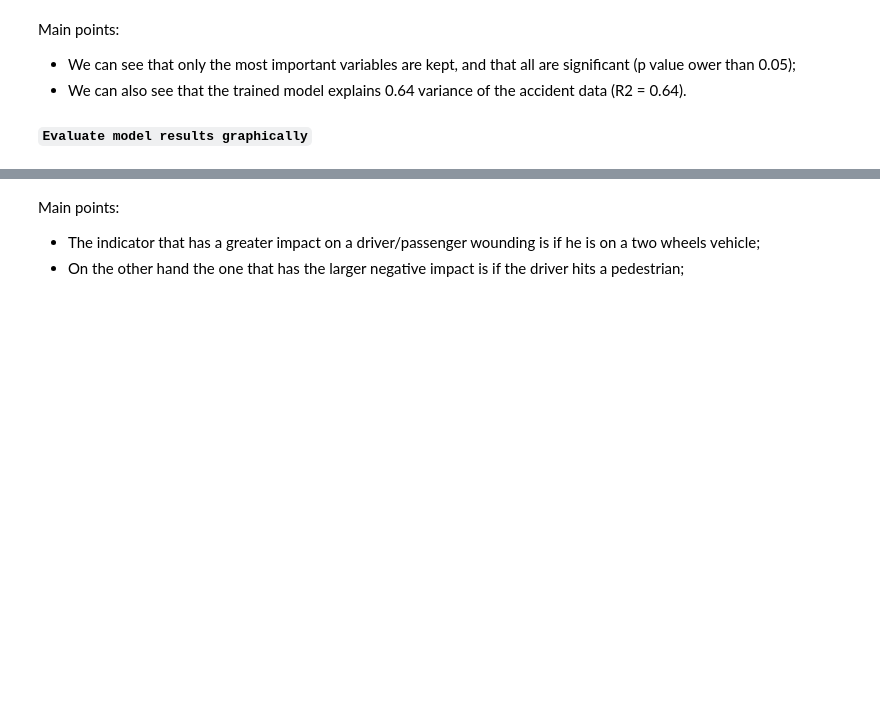
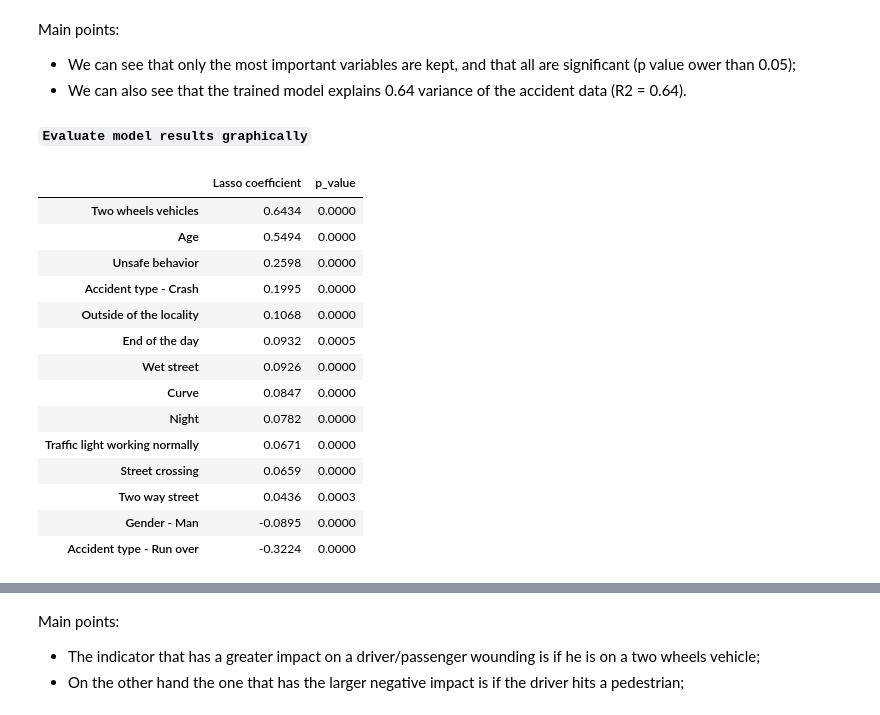
Before and after one commit to FabioParaiso/eds_pfds_project, a Jupyter notebook: 01-notebooks/0.2-accident-police-evaluation.ipynb, the cells around one changed output, grey strips where cells are left out. Saved outputs shown, nothing was run; the diff lists cells and outputs as text; code cells hidden in the pictures; blank space fills up the shorter version.

```diff
--- a/01-notebooks/0.2-accident-police-evaluation.ipynb
+++ b/01-notebooks/0.2-accident-police-evaluation.ipynb
@@ -226 +218,40 @@ model_coef = (
+# %%
+model_coef = (
+    pd.DataFrame([results.params, results.pvalues], index = ['Lasso coefficient', 'p_value'], columns = X.columns)
+    .T
+    .query('`Lasso coefficient` != 0 and p_value < 0.05')
+    .sort_values(by = 'Lasso coefficient', ascending = False)
+    .round(4)
+    .rename(index = {'Veículos de duas rodas': 'Two wheels vehicles',
+                     'Idade': 'Age',
+                     'Inseguro': 'Unsafe behavior',
+                     'Despiste': 'Accident type - Crash',
+                     'Fora das localidades': 'Outside of the locality',
+                     'Aurora ou crepúsculo': 'End of the day',
+                     'Molhado': 'Wet street',
+                     'Curva': 'Curve',
+                     'Noite, com iluminação': 'Night',
+                     'A funcionar normalmente': 'Traffic light working normally',
+                     'Entrocamento/cruzamento': 'Street crossing',
+                     'Dois sentidos': 'Two way street',
+                     'Masculino': 'Gender - Man',
+                     'Atropelamento': 'Accident type - Run over'})
+)
+model_coef
+# %% [output]
+|  | Lasso coefficient | p_value |
+| Two wheels vehicles | 0.6434 | 0.0000 |
+| Age | 0.5494 | 0.0000 |
+| Unsafe behavior | 0.2598 | 0.0000 |
+| Accident type - Crash | 0.1995 | 0.0000 |
+| Outside of the locality | 0.1068 | 0.0000 |
+| End of the day | 0.0932 | 0.0005 |
+| Wet street | 0.0926 | 0.0000 |
+| Curve | 0.0847 | 0.0000 |
+| Night | 0.0782 | 0.0000 |
+| Traffic light working normally | 0.0671 | 0.0000 |
+| Street crossing | 0.0659 | 0.0000 |
+| Two way street | 0.0436 | 0.0003 |
+| Gender - Man | -0.0895 | 0.0000 |
+| Accident type - Run over | -0.3224 | 0.0000 |
 # %%
```
Also changed, not shown: parts of 3 cells of this notebook, 7 other files.
